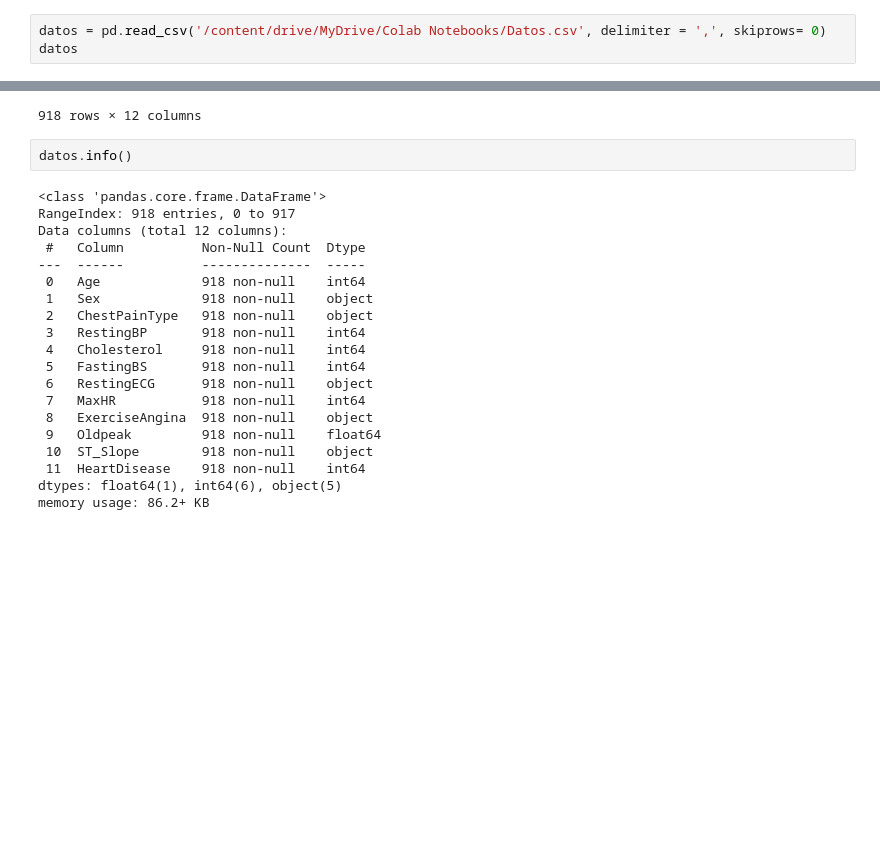
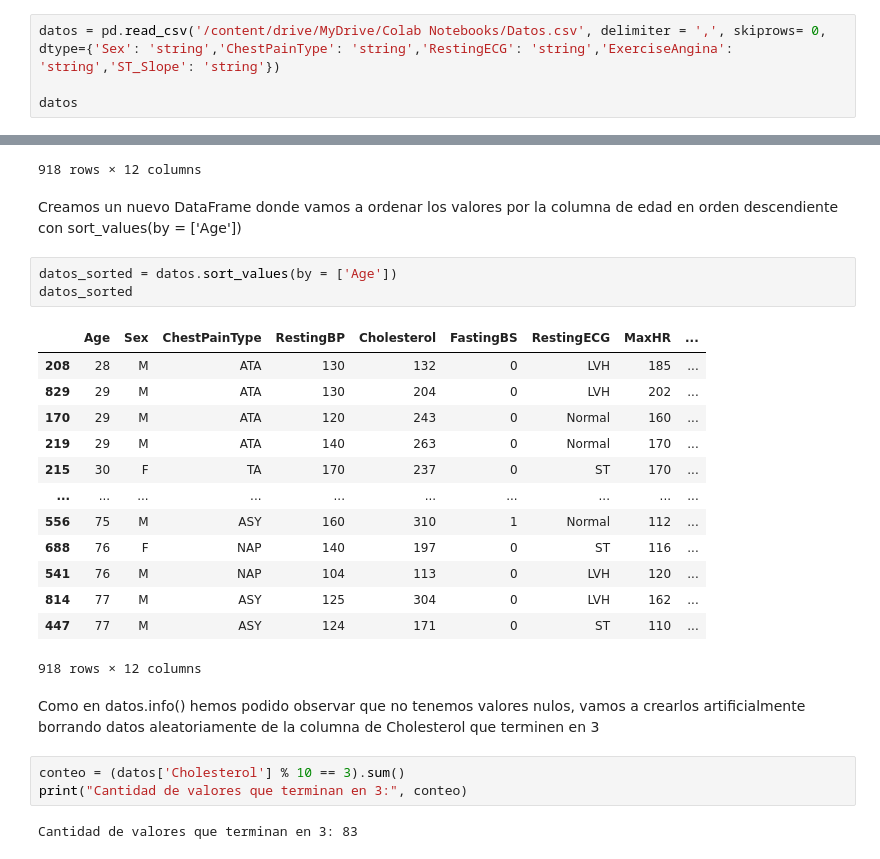
Before and after one commit to Eskurrr/Proyecto-Mineria, a Jupyter notebook: P1_MINERIA.ipynb, the cells around one changed output, grey strips where cells are left out. Saved outputs shown, nothing was run; the diff lists cells and outputs as text; blank space fills up the shorter version.

```diff
--- a/P1_MINERIA.ipynb
+++ b/P1_MINERIA.ipynb
@@ -11,5 +17,6 @@ import pandas as pd
 # %%
-datos = pd.read_csv('/content/drive/MyDrive/Colab Notebooks/Datos.csv', delimiter = ',', skiprows= 0)
+datos = pd.read_csv('/content/drive/MyDrive/Colab Notebooks/Datos.csv', delimiter = ',', skiprows= 0, dtype={'Sex': 'string','ChestPainType': 'string','RestingECG': 'string','ExerciseAngina': 'string','ST_Slope': 'string'})
+
 datos
 # %% [output]
 |  | Age | Sex | ChestPainType | RestingBP | Cholesterol | FastingBS | RestingECG | MaxHR | ... |
@@ -46,25 +81,29 @@ datos.drop_duplicates()
 | 916 | 57 | F | ATA | 130 | 236 | 0 | LVH | 174 | ... |
 | 917 | 38 | M | NAP | 138 | 175 | 0 | Normal | 173 | ... |
 918 rows × 12 columns
-# %%
-datos.info()
-# %% [output]
-<class 'pandas.core.frame.DataFrame'>
-RangeIndex: 918 entries, 0 to 917
-Data columns (total 12 columns):
- #   Column          Non-Null Count  Dtype
----  ------          --------------  -----
- 0   Age             918 non-null    int64
- 1   Sex             918 non-null    object
- 2   ChestPainType   918 non-null    object
- 3   RestingBP       918 non-null    int64
- 4   Cholesterol     918 non-null    int64
- 5   FastingBS       918 non-null    int64
- 6   RestingECG      918 non-null    object
- 7   MaxHR           918 non-null    int64
- 8   ExerciseAngina  918 non-null    object
- 9   Oldpeak         918 non-null    float64
- 10  ST_Slope        918 non-null    object
- 11  HeartDisease    918 non-null    int64
-dtypes: float64(1), int64(6), object(5)
-memory usage: 86.2+ KB
+# %% [markdown]
+Creamos un nuevo DataFrame donde vamos a ordenar los valores por la columna de edad en orden descendiente con sort_values(by = ['Age'])
+# %%
+datos_sorted = datos.sort_values(by = ['Age'])
+datos_sorted
+# %% [output]
+|  | Age | Sex | ChestPainType | RestingBP | Cholesterol | FastingBS | RestingECG | MaxHR | ... |
+| 208 | 28 | M | ATA | 130 | 132 | 0 | LVH | 185 | ... |
+| 829 | 29 | M | ATA | 130 | 204 | 0 | LVH | 202 | ... |
+| 170 | 29 | M | ATA | 120 | 243 | 0 | Normal | 160 | ... |
+| 219 | 29 | M | ATA | 140 | 263 | 0 | Normal | 170 | ... |
+| 215 | 30 | F | TA | 170 | 237 | 0 | ST | 170 | ... |
+| ... | ... | ... | ... | ... | ... | ... | ... | ... | ... |
+| 556 | 75 | M | ASY | 160 | 310 | 1 | Normal | 112 | ... |
+| 688 | 76 | F | NAP | 140 | 197 | 0 | ST | 116 | ... |
+| 541 | 76 | M | NAP | 104 | 113 | 0 | LVH | 120 | ... |
+| 814 | 77 | M | ASY | 125 | 304 | 0 | LVH | 162 | ... |
+| 447 | 77 | M | ASY | 124 | 171 | 0 | ST | 110 | ... |
+918 rows × 12 columns
+# %% [markdown]
+Como en datos.info() hemos podido observar que no tenemos valores nulos, vamos a crearlos artificialmente borrando datos aleatoriamente de la columna de Cholesterol que terminen en 3
+# %%
+conteo = (datos['Cholesterol'] % 10 == 3).sum()
+print("Cantidad de valores que terminan en 3:", conteo)
+# %% [output]
+Cantidad de valores que terminan en 3: 83
```
Also changed, not shown: parts of 13 cells of this notebook.
